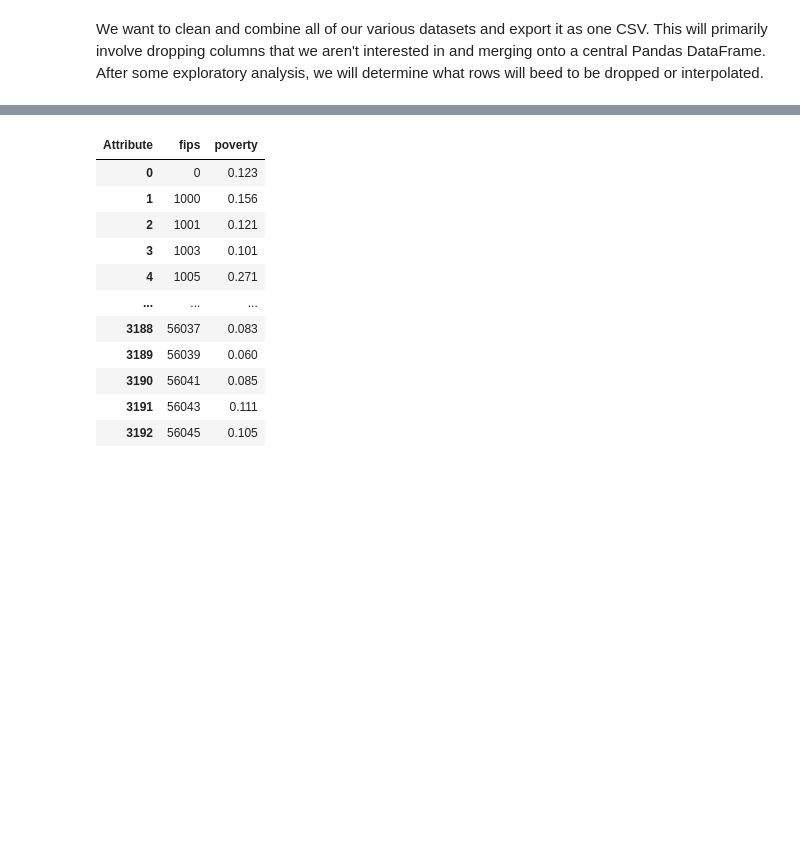
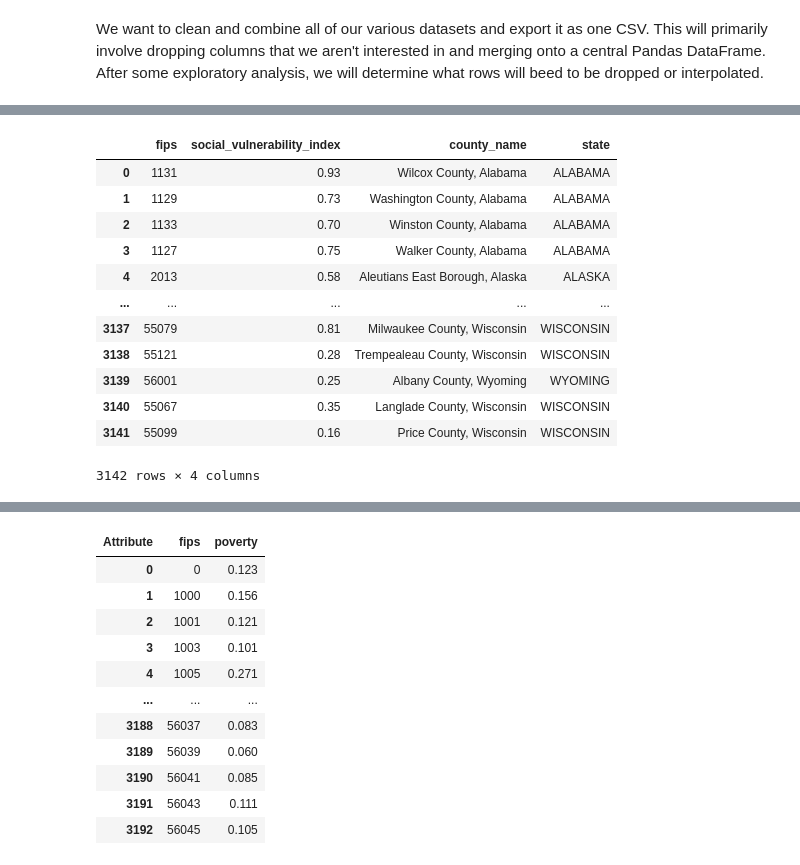
Before and after one commit to kuruparans/covid19-vaccine-hesitancy-analysis, a Jupyter notebook: data-cleaning.ipynb, the cells around one changed output, grey strips where cells are left out. Saved outputs shown, nothing was run; the diff lists cells and outputs as text; code cells hidden in the pictures; blank space fills up the shorter version.

```diff
--- a/data-cleaning.ipynb
+++ b/data-cleaning.ipynb
@@ -26,0 +45,17 @@ vaccine_hesitancy
+# %%
+social_vulnerability_index = vaccine_hesitancy[['fips', 'Social Vulnerability Index (SVI)', 'County Name', 'State']].rename(columns= {'Social Vulnerability Index (SVI)': 'social_vulnerability_index', 'County Name': 'county_name', 'State': 'state'})
+social_vulnerability_index
+# %% [output]
+|  | fips | social_vulnerability_index | county_name | state |
+| 0 | 1131 | 0.93 | Wilcox County, Alabama | ALABAMA |
+| 1 | 1129 | 0.73 | Washington County, Alabama | ALABAMA |
+| 2 | 1133 | 0.70 | Winston County, Alabama | ALABAMA |
+| 3 | 1127 | 0.75 | Walker County, Alabama | ALABAMA |
+| 4 | 2013 | 0.58 | Aleutians East Borough, Alaska | ALASKA |
+| ... | ... | ... | ... | ... |
+| 3137 | 55079 | 0.81 | Milwaukee County, Wisconsin | WISCONSIN |
+| 3138 | 55121 | 0.28 | Trempealeau County, Wisconsin | WISCONSIN |
+| 3139 | 56001 | 0.25 | Albany County, Wyoming | WYOMING |
+| 3140 | 55067 | 0.35 | Langlade County, Wisconsin | WISCONSIN |
+| 3141 | 55099 | 0.16 | Price County, Wisconsin | WISCONSIN |
+3142 rows × 4 columns
```
Also changed, not shown: parts of 14 cells of this notebook.
